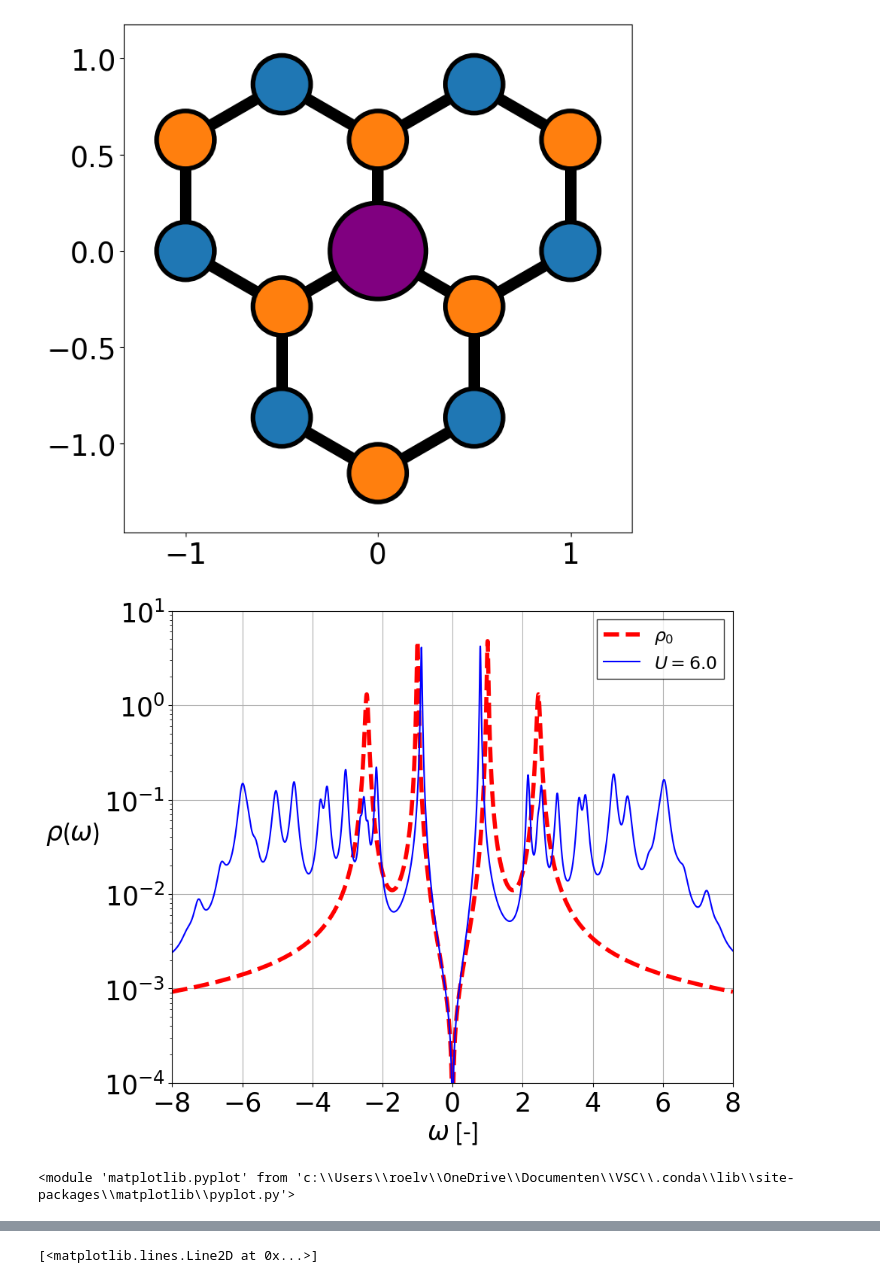
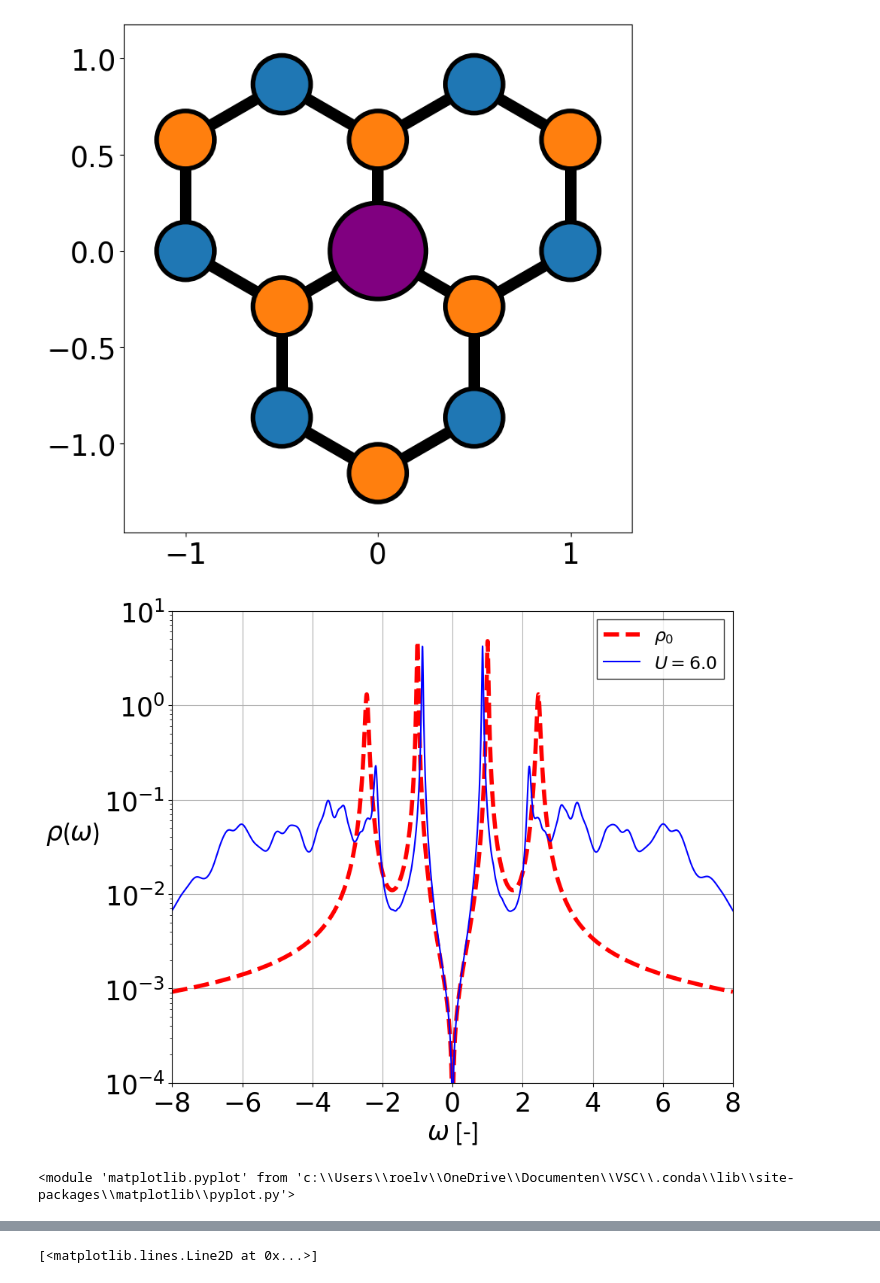
Before and after one commit to Paragon1997/Repository2023, a Jupyter notebook: Graph0Utestv2.ipynb, the cells around one changed output, grey strips where cells are left out. Drawn from its saved outputs; the diff is of its cells as text; code cells hidden in the pictures.

```diff
--- a/Graph0Utestv2.ipynb
+++ b/Graph0Utestv2.ipynb
@@ -11,3 +9,10 @@ import kwant
 from numpy import sqrt
 import scipy
 from numba import njit
+# %%
+import DEDlib
+radius,colorbnd,ip,nd,selecm=1.5,7,3,np.zeros((5,4,2),dtype = 'float'),['','eigval']
+filenames,labelnames='GrapheneCirc'+str(radius)+'r6U','$\it{U=6.0}$'
+DOST=np.zeros((1,4001),dtype = 'float')
+
+psi,SPG,eig,SPrho0=DEDlib.GrapheneAnalyzer(ip,DEDlib.Graphenecirclestruct(radius,1),colorbnd,'GrapheneCirc'+str(radius)+'r')
@@ -14,4 +26,14 @@ from numba import njit
 # %%
+def Jordan_wigner_transform(j, lattice_length):
+    """Jordan_wigner_transform(j, lattice_length).
+Defines the Jordan Wigner transformation for a 1D lattice."""
+    operators = sigmaz()
+    for _ in range(j-1): operators = tensor(operators, sigmaz())
+    if j == 0: operators = sigmam()
+    else: operators = tensor(operators, sigmam())
+    for _ in range(lattice_length - j - 1): operators = tensor(operators, identity(2))
+    return operators
+
 def op(c,Nimpurities,poles):
     posimp=[int(2*poles/Nimpurities*i) for i in range(Nimpurities)]
     impn=[sum([c[posimp[k]+i].dag() * c[posimp[k]+i] for i in range(2)]) for k in range(Nimpurities)]
@@ -19,14 +41,9 @@ def op(c,Nimpurities,poles):
     crossn=[[sum([c[posimp[k]+i].dag() * c[2 * j + i + 2+posimp[k]] + c[2 * j + i + 2+posimp[k]].dag() * c[posimp[k]+i] for i in range(2)]) for j in range(int(poles/Nimpurities)-1)] for k in range(Nimpurities)]
     Un=sum([c[posimp[k]].dag() * c[posimp[k]] * c[posimp[k]+1].dag() * c[posimp[k]+1] for k in range(Nimpurities)])
     Sigman=sum([c[posimp[k]].dag() * c[posimp[k]] + c[posimp[k]+1].dag() * c[posimp[k]+1] for k in range(Nimpurities)])
-
-    U2n=0
-    for k in range(Nimpurities):
-        for l in range(Nimpurities):
-            if k !=l:
-                for i in range(2):
-                    for j in range(2):
-                        U2n += (c[posimp[k]+i].dag() * c[posimp[k]+i] * c[posimp[l]+j].dag() * c[posimp[l]+j])
-    return impn,crossn,bathn,Un,Sigman,U2n
+    Jn=sum([1/2*(c[posimp[k]].dag()*c[posimp[k]+1]*c[posimp[l]+1].dag()*c[posimp[l]]+c[posimp[k]+1].dag()*c[posimp[k]]*c[posimp[l]].dag()*c[posimp[l]+1])
+                     +1/4*(c[posimp[k]].dag()*c[posimp[k]]-c[posimp[k]+1].dag()*c[posimp[k]+1])*(c[posimp[l]].dag()*c[posimp[l]]-c[posimp[l]+1].dag()*c[posimp[l]+1]) for l in range(Nimpurities) for k in range(Nimpurities) if k !=l])
+    U2n= sum([c[posimp[k]+i].dag() * c[posimp[k]+i] * c[posimp[l]+j].dag() * c[posimp[l]+j] for i in range(2) for j in range(2) for l in range(Nimpurities) for k in range(Nimpurities) if k !=l])
+    return impn,crossn,bathn,Un,Sigman,U2n,Jn
 # %%
 poles=6
@@ -336,11 +361,11 @@ psi,SPG,eig,SPrho0=DEDlib.GrapheneAnalyzer(ip,DEDlib.Graphenecirclestruct(radius
 # %% [output]
 [figure]
 # %%
-input=[{"N" : 200000, "poles" : 4, "U" : 6, "Sigma" : 3, "Ed" : -3, "ctype" : 'n', "bound" : 8, "eigsel" : True},
+input=[{"N" : 20000, "poles" : 4, "U" : 6, "Sigma" : 3, "Ed" : -3, "ctype" : 'n', "bound" : 8, "eigsel" : False},
             {"N" : 2000, "poles" : 4, "U" : 0, "Sigma" : 0, "Ed" : 0, "ctype" : 'n', "bound" : 8, "eigsel" : True}]
 nd[0,0], AvgSigmadat, DOST[0], nonintrho, omega, selectpT, selectpcT,tsim=DEDlib.Graphene_main(psi,SPG,eig,SPrho0,**input[0],posb=0)
 DEDlib.DOSplot(DOST[0], nonintrho, omega,filenames+selecm[0],labelnames,log=True)
 # %% [output]
-[figure, old version]
+[figure, new version]
 <module 'matplotlib.pyplot' from 'c:\\Users\\roelv\\OneDrive\\Documenten\\VSC\\.conda\\lib\\site-packages\\matplotlib\\pyplot.py'>
 # %%
```
Also changed, not shown: parts of 7 cells of this notebook, 2 other files.
